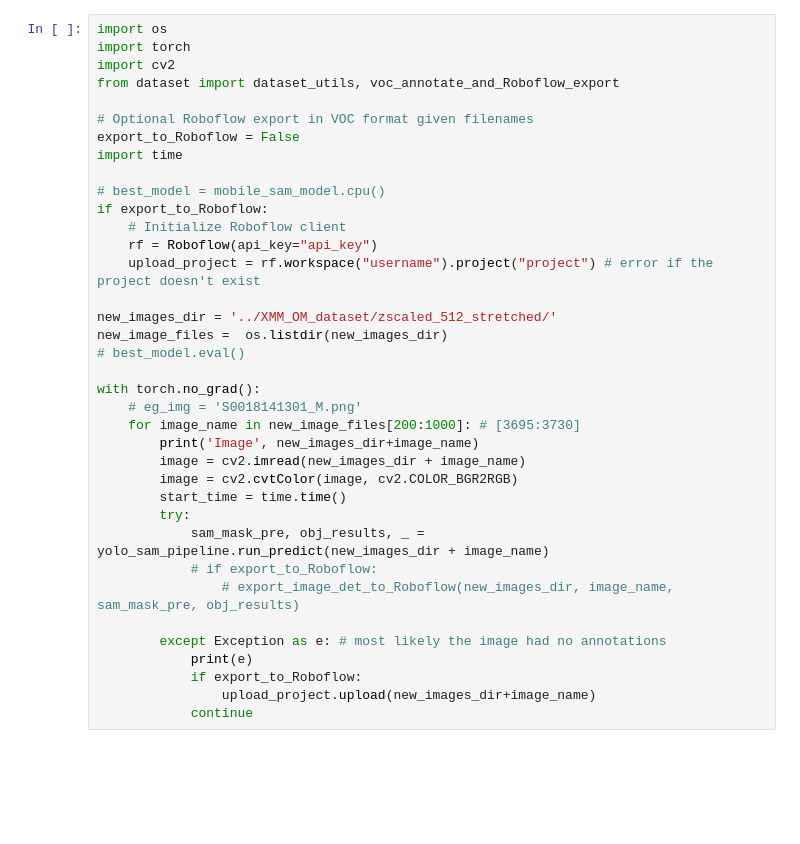
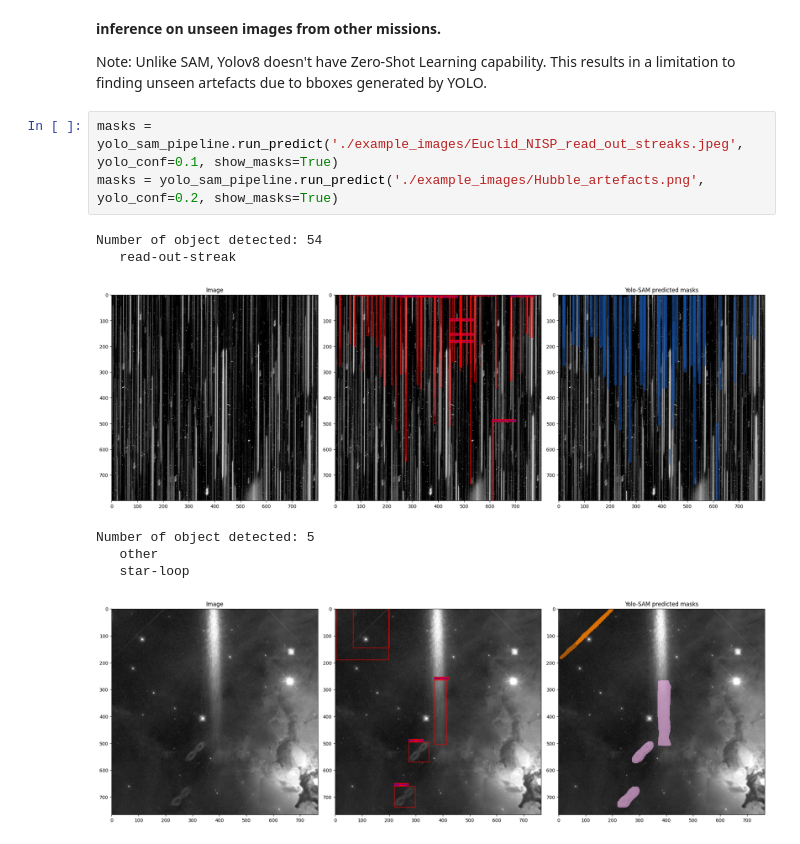
Before and after one commit to ESA-Datalabs/XAMI-model, a Jupyter notebook: yolo_sam_inference.ipynb, the cells around one changed output. Cells and saved outputs as stored; diff of their text form; blank space fills up the shorter version.

```diff
--- a/yolo_sam_inference.ipynb
+++ b/yolo_sam_inference.ipynb
@@ -87,37 +50,15 @@ def export_image_det_to_Roboflow(input_dir, filename, masks, obj_results):
-# %%
-import os
-import torch
-import cv2
-from dataset import dataset_utils, voc_annotate_and_Roboflow_export
-
-# Optional Roboflow export in VOC format given filenames
-export_to_Roboflow = False
-import time
-
-# best_model = mobile_sam_model.cpu()
-if export_to_Roboflow:
-    # Initialize Roboflow client
-    rf = Roboflow(api_key="api_key")
-    upload_project = rf.workspace("username").project("project") # error if the project doesn't exist
-
-new_images_dir = '../XMM_OM_dataset/zscaled_512_stretched/'
-new_image_files =  os.listdir(new_images_dir)
-# best_model.eval()
-
-with torch.no_grad():
-    # eg_img = 'S0018141301_M.png'
-    for image_name in new_image_files[200:1000]: # [3695:3730]
-        print('Image', new_images_dir+image_name)
-        image = cv2.imread(new_images_dir + image_name)
-        image = cv2.cvtColor(image, cv2.COLOR_BGR2RGB)
-        start_time = time.time()
-        try:
-            sam_mask_pre, obj_results, _ = yolo_sam_pipeline.run_predict(new_images_dir + image_name)
-            # if export_to_Roboflow:
-                # export_image_det_to_Roboflow(new_images_dir, image_name, sam_mask_pre, obj_results)
-
-        except Exception as e: # most likely the image had no annotations
-            print(e)
-            if export_to_Roboflow:
-                upload_project.upload(new_images_dir+image_name)
-            continue
+# %% [markdown]
+**inference on unseen images from other missions.**
+
+Note: Unlike SAM, Yolov8 doesn't have Zero-Shot Learning capability. This results in a limitation to finding unseen artefacts due to bboxes generated by YOLO.
+# %%
+masks = yolo_sam_pipeline.run_predict('./example_images/Euclid_NISP_read_out_streaks.jpeg', yolo_conf=0.1, show_masks=True)
+masks = yolo_sam_pipeline.run_predict('./example_images/Hubble_artefacts.png', yolo_conf=0.2, show_masks=True)
+# %% [output]
+Number of object detected: 54
+   read-out-streak
+[figure, added]
+Number of object detected: 5
+   other
+   star-loop
+[figure, added]
```
Also changed, not shown: parts of 16 cells of this notebook, 6 other files.
